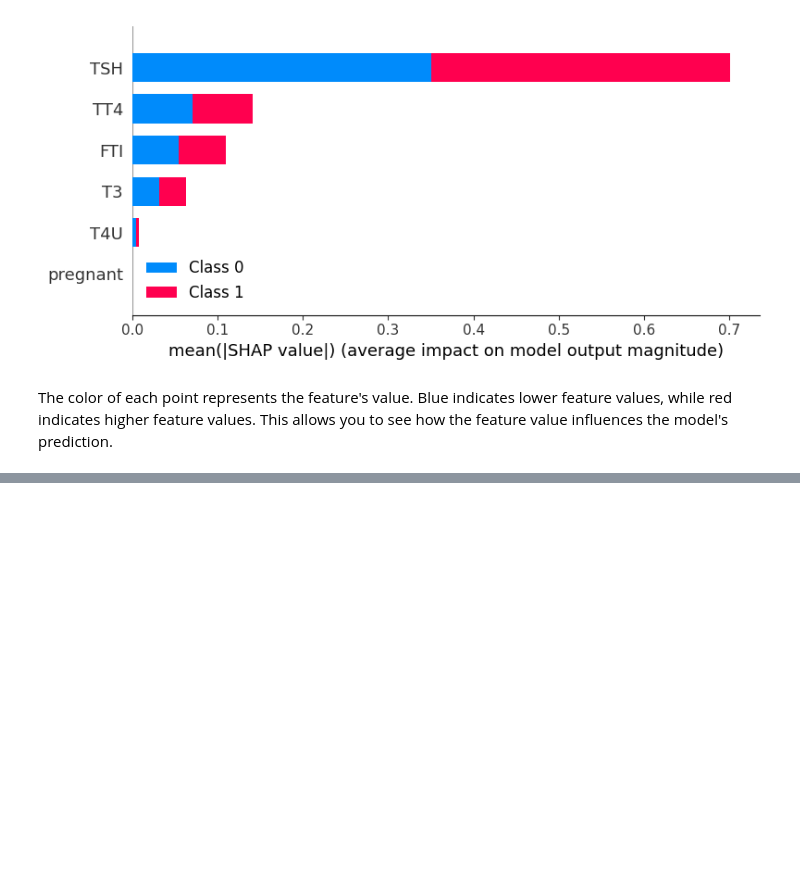
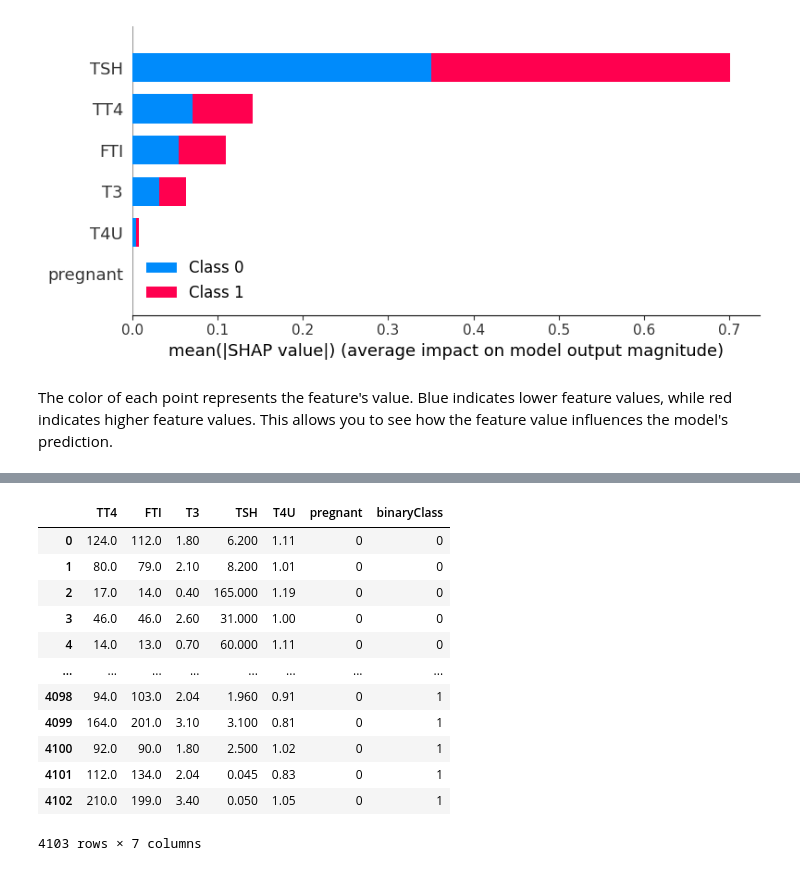
Before and after one commit to cilab-ufersa/thyroid_disease_AI, a Jupyter notebook: thyroid_disease_AI/data/xai_models.ipynb, the cells around one changed output, grey strips where cells are left out. Drawn from its saved outputs; the diff is of its cells as text; code cells hidden in the pictures; blank space fills up the shorter version.

```diff
--- a/thyroid_disease_AI/data/xai_models.ipynb
+++ b/thyroid_disease_AI/data/xai_models.ipynb
@@ -51,0 +55,16 @@ predict_fn = lambda x: model.predict_proba(x)
+# %%
+input_train_balanced.head(-1)
+# %% [output]
+|  | TT4 | FTI | T3 | TSH | T4U | pregnant | binaryClass |
+| 0 | 124.0 | 112.0 | 1.80 | 6.200 | 1.11 | 0 | 0 |
+| 1 | 80.0 | 79.0 | 2.10 | 8.200 | 1.01 | 0 | 0 |
+| 2 | 17.0 | 14.0 | 0.40 | 165.000 | 1.19 | 0 | 0 |
+| 3 | 46.0 | 46.0 | 2.60 | 31.000 | 1.00 | 0 | 0 |
+| 4 | 14.0 | 13.0 | 0.70 | 60.000 | 1.11 | 0 | 0 |
+| ... | ... | ... | ... | ... | ... | ... | ... |
+| 4098 | 94.0 | 103.0 | 2.04 | 1.960 | 0.91 | 0 | 1 |
+| 4099 | 164.0 | 201.0 | 3.10 | 3.100 | 0.81 | 0 | 1 |
+| 4100 | 92.0 | 90.0 | 1.80 | 2.500 | 1.02 | 0 | 1 |
+| 4101 | 112.0 | 134.0 | 2.04 | 0.045 | 0.83 | 0 | 1 |
+| 4102 | 210.0 | 199.0 | 3.40 | 0.050 | 1.05 | 0 | 1 |
+4103 rows × 7 columns
```
Also changed, not shown: parts of 4 cells of this notebook.
